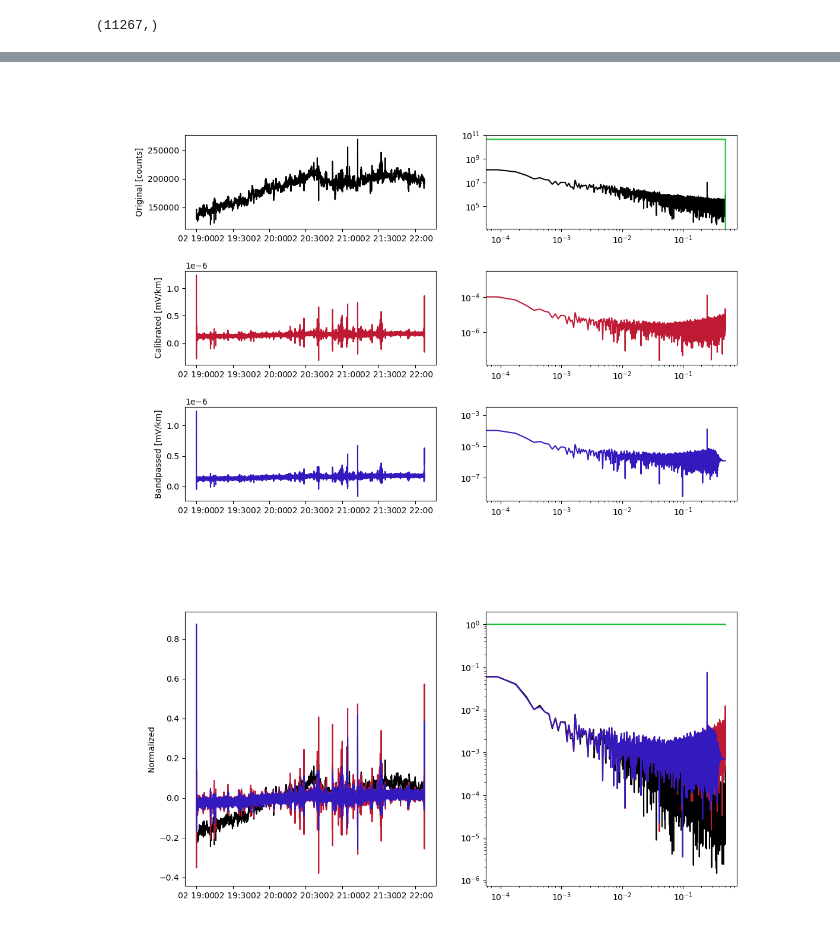
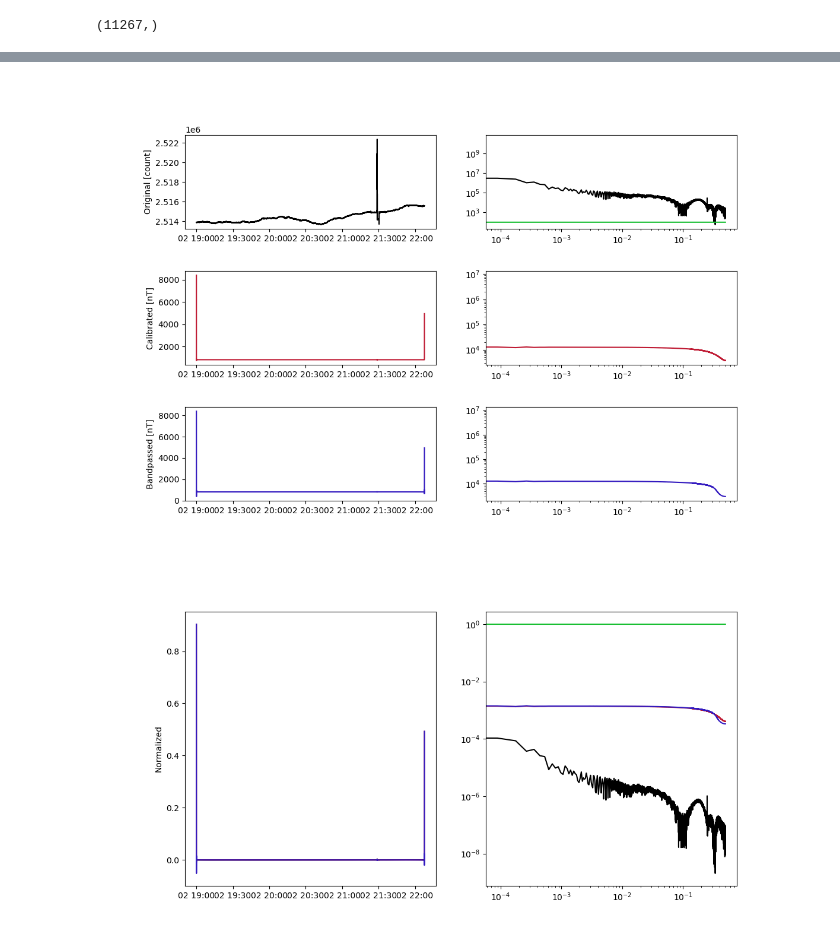
Before and after one commit to kujaku11/mth5, a Jupyter notebook: docs/examples/notebooks/remove_instrument_response_example.ipynb, the cells around one changed output, grey strips where cells are left out. Saved outputs shown, nothing was run; the diff lists cells and outputs as text; code cells hidden in the pictures.

Commit message:
updated remove_response example

```diff
--- a/docs/examples/notebooks/remove_instrument_response_example.ipynb
+++ b/docs/examples/notebooks/remove_instrument_response_example.ipynb
@@ -34,7 +34,7 @@ Here we will get an EX channel, it will return a `channel_dataset` object.
 
 Change `ex` to `hx` to look at the magnetic channels
 # %%
-ex = m.get_channel("CAS04", "a", "ex", survey="CONUS_South")
+ex = m.get_channel("CAS04", "a", "hx", survey="CONUS_South")
 # %%
 ex
 # %% [output]
@@ -184,6 +184,8 @@ def remove_instrument_response(channel_obj, zero_pad=False, window=None, window_
             **window**: a scipy.signal.windows name
 
             **window_params**: dictionary of window parameters
+
+        for a working example with seismic data see https://github.com/obspy/obspy/blob/master/obspy/core/trace.py `remove_response`
 
         """
         if zero_pad:
@@ -203,14 +205,19 @@ def remove_instrument_response(channel_obj, zero_pad=False, window=None, window_
             raise ValueError("There are no filters in channel_response to remove")
 
         # compute the complex response given the frequency range of the FFT
-        cr = channel_obj.channel_response_filter.complex_response(f)
-        # remove the DC term
-        cr[0] = abs(cr[1]) + 0.0j
+        # the complex response assumes frequencies are in reverse order and flip them on input
+        # so we need to flip the complex reponse so it aligns with the fft.
+        cr = channel_obj.channel_response_filter.complex_response(f)[::-1]
+        # remove the DC term at frequency == 0
+        cr[-1] = abs(cr[-2]) + 0.0j
 
         data = np.fft.rfft(npow_ts)
         # remove DC term
         data[-1] = abs(data[-1]) + 0.0j
 
+        # if a window is requested then create it here and mulitply by the data
+        # the windows are designed to be symmetrical about frequency = 0
+        # here we are taking only the real part of the FFT so we cut the window in half
         if window is not None:
             w = getattr(signal.windows, window)(data.size * 2, **window_params)[0: int(data.size)]
             data = data * w
@@ -235,37 +248,37 @@ bp_calibrated_ts = butter_bandpass_filter(calibrated_ex, .35, None, exts.sample_
 plt.rcParams["figure.subplot.hspace"] = .45
 
 f = np.fft.rfftfreq(calibrated_ex.size, d=exts.sample_interval)
 
 fig = plt.figure(figsize=[12, 8])
 ax_original = fig.add_subplot(3, 2, 1)
 l1, = ax_original.plot(exts._ts.time, exts.ts, color=(0, 0, 0))
-ax_original.set_ylabel("Original [counts]")
+ax_original.set_ylabel(f"Original [{exts.channel_response_filter.units_out}]")
 
 ax_original_fft = fig.add_subplot(3, 2, 2)
 l1, = ax_original_fft.loglog(f, abs(np.fft.rfft(exts.ts)), color=(0, 0, 0))
 ax_original_fft.loglog(f, abs(exts.channel_response_filter.complex_response(f)[::-1]), color=(.1, .75, .2))
 
 ax_calibrated = fig.add_subplot(3, 2, 3, sharex=ax_original)
 l2, = ax_calibrated.plot(exts._ts.time, calibrated_ex, color=(.75, .1, .2))
-ax_calibrated.set_ylabel("Calibrated [mV/km]")
+ax_calibrated.set_ylabel(f"Calibrated [{exts.channel_response_filter.units_in}]")
 
 ax_calibrated_fft = fig.add_subplot(3, 2, 4, sharex=ax_original_fft)
 l2, = ax_calibrated_fft.loglog(f, abs(np.fft.rfft(calibrated_ex)), color=(.75, .1, .2))
 
 ax_bandpassed = fig.add_subplot(3, 2, 5, sharex=ax_original)
 l3, = ax_bandpassed.plot(exts._ts.time, bp_calibrated_ts, color=(.2, .1, .75))
-ax_bandpassed.set_ylabel("Bandpassed [mV/km]")
+ax_bandpassed.set_ylabel(f"Bandpassed [{exts.channel_response_filter.units_in}]")
 
 ax_bandpassed_fft = fig.add_subplot(3, 2, 6, sharex=ax_original_fft)
 l3, = ax_bandpassed_fft.loglog(f, abs(np.fft.rfft(bp_calibrated_ts)), color=(.2, .1, .75))
 
 fig.canvas.toolbar_visible = True
 fig.canvas.header_visible = True
 fig.canvas.resizable = True
 
 plt.show()
 # %% [output]
-[figure, old version]
+[figure, new version]
 # %%
 fig = plt.figure(figsize=[12, 6])
 ax_original = fig.add_subplot(1, 2, 1)
@@ -291,7 +304,7 @@ fig.canvas.resizable = True
 
 plt.show()
 # %% [output]
-[figure, old version]
+[figure, new version]
 # %%
 exts.channel_response_filter.plot_response(f[::-2])
 # %% [output]
```
Also changed, not shown: parts of 7 cells of this notebook.
